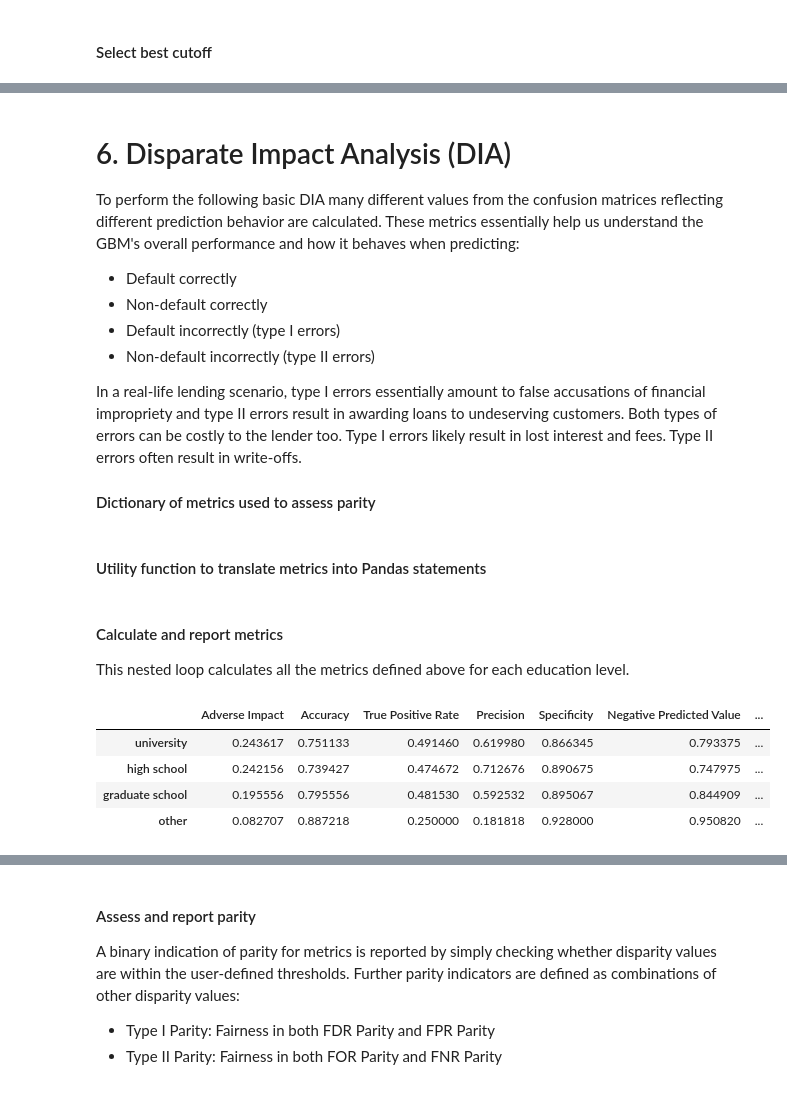
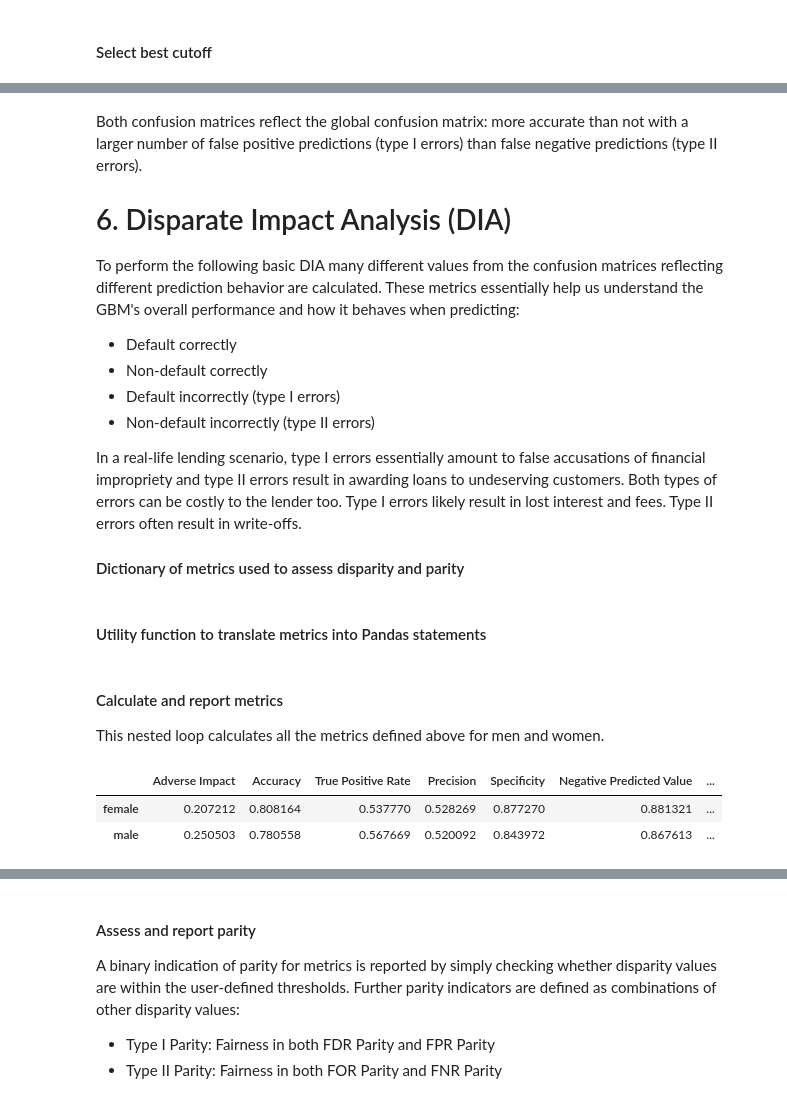
Before and after one commit to davidwhiting/aquarium_h2o3_sw, a Jupyter notebook: contents/patrick_hall_mli/dia_prerun.ipynb, the cells around one changed output, grey strips where cells are left out. Saved outputs shown, nothing was run; the diff lists cells and outputs as text; code cells hidden in the pictures.

```diff
--- a/contents/patrick_hall_mli/dia_prerun.ipynb
+++ b/contents/patrick_hall_mli/dia_prerun.ipynb
@@ -318,6 +371,10 @@ prroc_frame = get_prroc(test_yhat, 'DEFAULT_NEXT_MONTH', 'p_DEFAULT_NEXT_MONTH')
 # %% [markdown]
 #### Select best cutoff
 # %%
-best_cut = prroc_frame.loc[prroc_frame['f1'].idxmax(), 'cutoff'] # Find cutoff w/ max F1
+best_cut = prauc_frame.loc[prauc_frame['f1'].idxmax(), 'cutoff'] # Find cutoff w/ max F1
+### !!! UNCOMMENT LINES BELOW TO REMEDIATE MINOR FAIRNESS ISSUES !!! ###
+# best_cut = 0.3  # min threshold with overall fairness
+# best_cut = 0.46 # max accuracy
+# best_cut = 0.35 # max MCC
 print('%.2f' % best_cut)
 # %% [output]
@@ -410,4 +465,4 @@ There are four `EDUCATION` levels in the data set:
 # %%
-ed_levels = list(test_yhat['EDUCATION'].unique())
-ed_levels
+sex_levels = list(test_yhat['SEX'].unique())
+sex_levels
 # %% [output]
@@ -417,4 +472,4 @@ ed_levels
 # %%
-other_cm = get_confusion_matrix(test_yhat, 'DEFAULT_NEXT_MONTH', 'p_DEFAULT_NEXT_MONTH', by='EDUCATION', level='other', cutoff=best_cut)
-other_cm
+male_cm = get_confusion_matrix(test_yhat, 'DEFAULT_NEXT_MONTH', 'p_DEFAULT_NEXT_MONTH', by='SEX', level='male', cutoff=best_cut)
+male_cm
 # %% [output]
@@ -427,4 +482,4 @@ Confusion matrix by EDUCATION=other
 # %%
-hs_cm = get_confusion_matrix(test_yhat, 'DEFAULT_NEXT_MONTH', 'p_DEFAULT_NEXT_MONTH', by='EDUCATION', level='high school', cutoff=best_cut)
-hs_cm
+female_cm = get_confusion_matrix(test_yhat, 'DEFAULT_NEXT_MONTH', 'p_DEFAULT_NEXT_MONTH', by='SEX', level='female', cutoff=best_cut)
+female_cm
 # %% [output]
@@ -455,4 +490,6 @@ Confusion matrix by EDUCATION=graduate school
 # %% [markdown]
+Both confusion matrices reflect the global confusion matrix: more accurate than not with a larger number of false positive predictions (type I errors) than false negative predictions (type II errors).
+
 # 6. Disparate Impact Analysis (DIA)
 
 To perform the following basic DIA many different values from the confusion matrices reflecting different prediction behavior are calculated. These metrics essentially help us understand the GBM's overall performance and how it behaves when predicting:
@@ -464,7 +501,7 @@ To perform the following basic DIA many different values from the confusion matr
 
 In a real-life lending scenario, type I errors essentially amount to false accusations of financial impropriety and type II errors result in awarding loans to undeserving customers. Both types of errors can be costly to the lender too. Type I errors likely result in lost interest and fees. Type II errors often result in write-offs.
 
-#### Dictionary of metrics used to assess parity
+#### Dictionary of metrics used to assess disparity and parity
 # %%
 # represent metrics as dictionary for use later
 metric_dict = {
@@ -514,33 +551,29 @@ def cm_exp_parser(expression):
     return expression
 # %% [markdown]
 #### Calculate and report metrics
-This nested loop calculates all the metrics defined above for each education level.
+This nested loop calculates all the metrics defined above for men and women.
 # %%
 # initialize dict of confusion matrices and corresponding rows of dataframe
-cm_dict = {'other': other_cm,
-           'high school': hs_cm,
-           'university': uni_cm,
-           'graduate school': gs_cm}
+cm_dict = {'male': male_cm,
+           'female': female_cm}
 
-metrics_frame = pd.DataFrame(index=ed_levels) # frame for metrics
+metrics_frame = pd.DataFrame(index=sex_levels) # frame for metrics
 
 # nested loop through:
-# - education levels
+# - sex levels
 # - metrics
-for level in ed_levels:
+for level in sex_levels:
     for metric in metric_dict.keys():
 
         # parse metric expressions into executable pandas statements
         expression = cm_exp_parser(metric_dict[metric])
 
         # dynamically evaluate metrics to avoid code duplication
         metrics_frame.loc[level, metric] = eval(expression)
 
 # display results
 metrics_frame
 # %% [output]
 |  | Adverse Impact | Accuracy | True Positive Rate | Precision | Specificity | Negative Predicted Value | ... |
-| university | 0.243617 | 0.751133 | 0.491460 | 0.619980 | 0.866345 | 0.793375 | ... |
-| high school | 0.242156 | 0.739427 | 0.474672 | 0.712676 | 0.890675 | 0.747975 | ... |
-| graduate school | 0.195556 | 0.795556 | 0.481530 | 0.592532 | 0.895067 | 0.844909 | ... |
-| other | 0.082707 | 0.887218 | 0.250000 | 0.181818 | 0.928000 | 0.950820 | ... |
+| female | 0.207212 | 0.808164 | 0.537770 | 0.528269 | 0.877270 | 0.881321 | ... |
+| male | 0.250503 | 0.780558 | 0.567669 | 0.520092 | 0.843972 | 0.867613 | ... |
```
Also changed, not shown: parts of 68 cells of this notebook, 2 other files.
